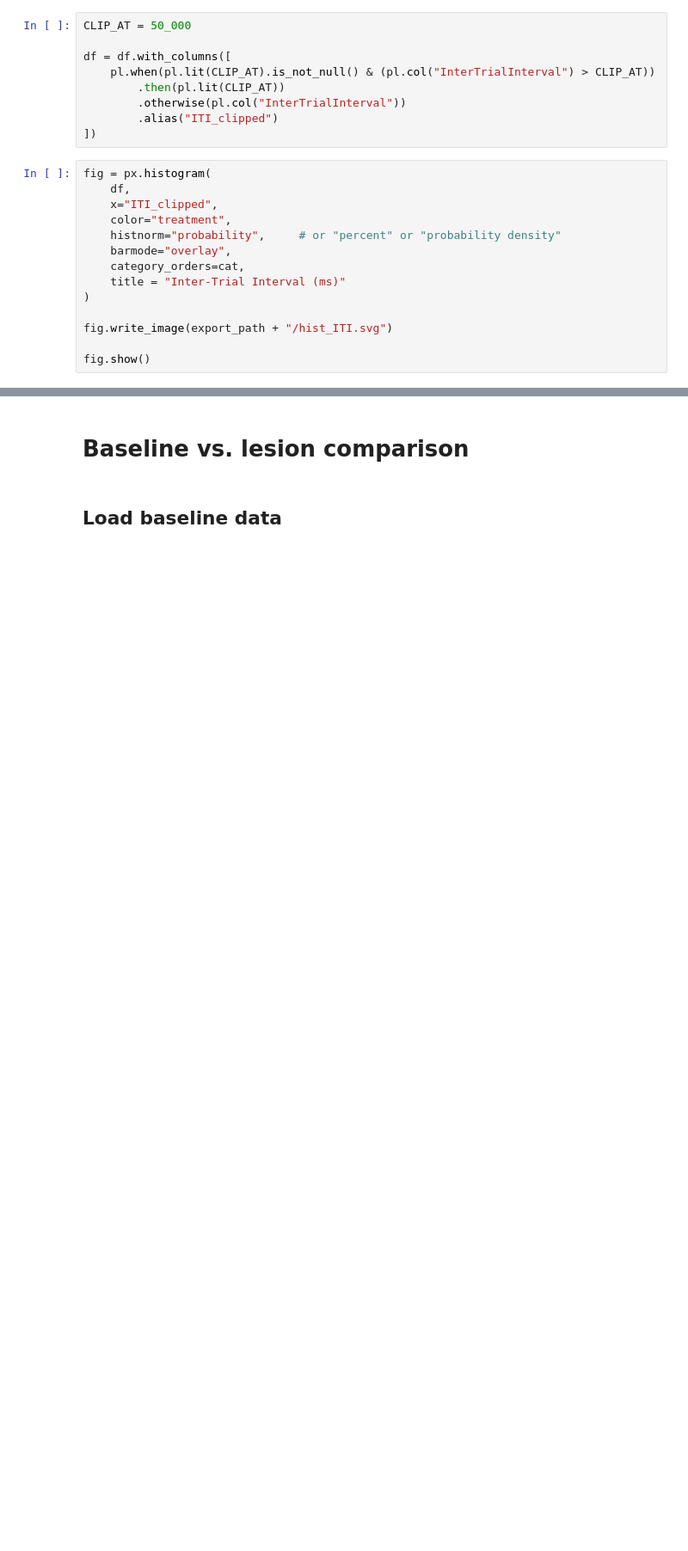
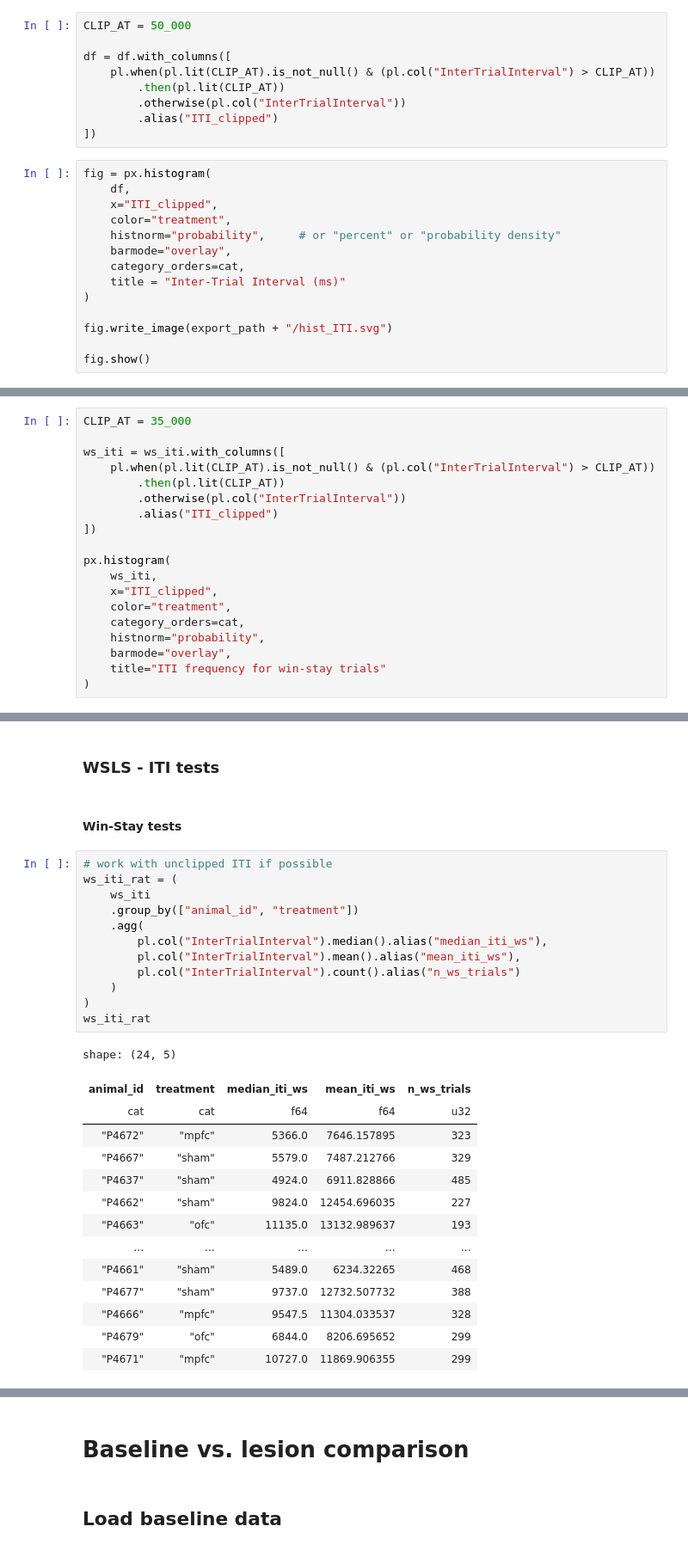
Before and after one commit to BenjoLiving/matching-pennies, a Jupyter notebook: matching_pennies/analysis/experiments/lesion_study_normal.ipynb, the cells around one changed output, grey strips where cells are left out. Shown at 86% size. Saved outputs shown, nothing was run; the diff lists cells and outputs as text; blank space fills up the shorter version.

```diff
--- a/matching_pennies/analysis/experiments/lesion_study_normal.ipynb
+++ b/matching_pennies/analysis/experiments/lesion_study_normal.ipynb
@@ -914,0 +947,19 @@ fig.show()
+# %%
+CLIP_AT = 35_000
+
+ws_iti = ws_iti.with_columns([
+    pl.when(pl.lit(CLIP_AT).is_not_null() & (pl.col("InterTrialInterval") > CLIP_AT))
+        .then(pl.lit(CLIP_AT))
+        .otherwise(pl.col("InterTrialInterval"))
+        .alias("ITI_clipped")
+])
+
+px.histogram(
+    ws_iti,
+    x="ITI_clipped",
+    color="treatment",
+    category_orders=cat,
+    histnorm="probability",
+    barmode="overlay",
+    title="ITI frequency for win-stay trials"
+)
@@ -914,0 +993,31 @@ fig.show()
+# %% [markdown]
+### WSLS - ITI tests
+# %% [markdown]
+#### Win-Stay tests
+# %%
+# work with unclipped ITI if possible
+ws_iti_rat = (
+    ws_iti
+    .group_by(["animal_id", "treatment"])
+    .agg(
+        pl.col("InterTrialInterval").median().alias("median_iti_ws"),
+        pl.col("InterTrialInterval").mean().alias("mean_iti_ws"),
+        pl.col("InterTrialInterval").count().alias("n_ws_trials")
+    )
+)
+ws_iti_rat
+# %% [output]
+shape: (24, 5)
+| animal_id | treatment | median_iti_ws | mean_iti_ws | n_ws_trials |
+| cat | cat | f64 | f64 | u32 |
+| "P4672" | "mpfc" | 5366.0 | 7646.157895 | 323 |
+| "P4667" | "sham" | 5579.0 | 7487.212766 | 329 |
+| "P4637" | "sham" | 4924.0 | 6911.828866 | 485 |
+| "P4662" | "sham" | 9824.0 | 12454.696035 | 227 |
+| "P4663" | "ofc" | 11135.0 | 13132.989637 | 193 |
+| … | … | … | … | … |
+| "P4661" | "sham" | 5489.0 | 6234.32265 | 468 |
+| "P4677" | "sham" | 9737.0 | 12732.507732 | 388 |
+| "P4666" | "mpfc" | 9547.5 | 11304.033537 | 328 |
+| "P4679" | "ofc" | 6844.0 | 8206.695652 | 299 |
+| "P4671" | "mpfc" | 10727.0 | 11869.906355 | 299 |
```
Also changed, not shown: parts of 29 cells of this notebook.
